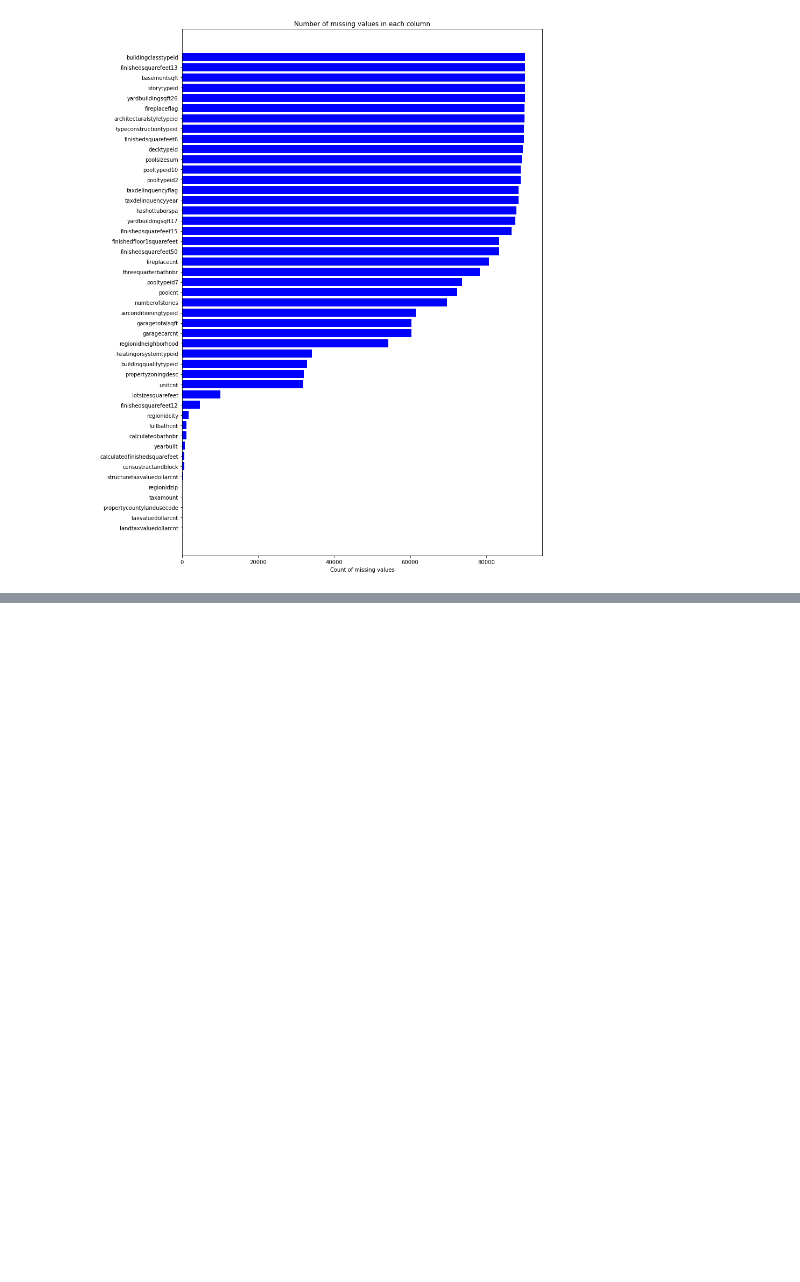
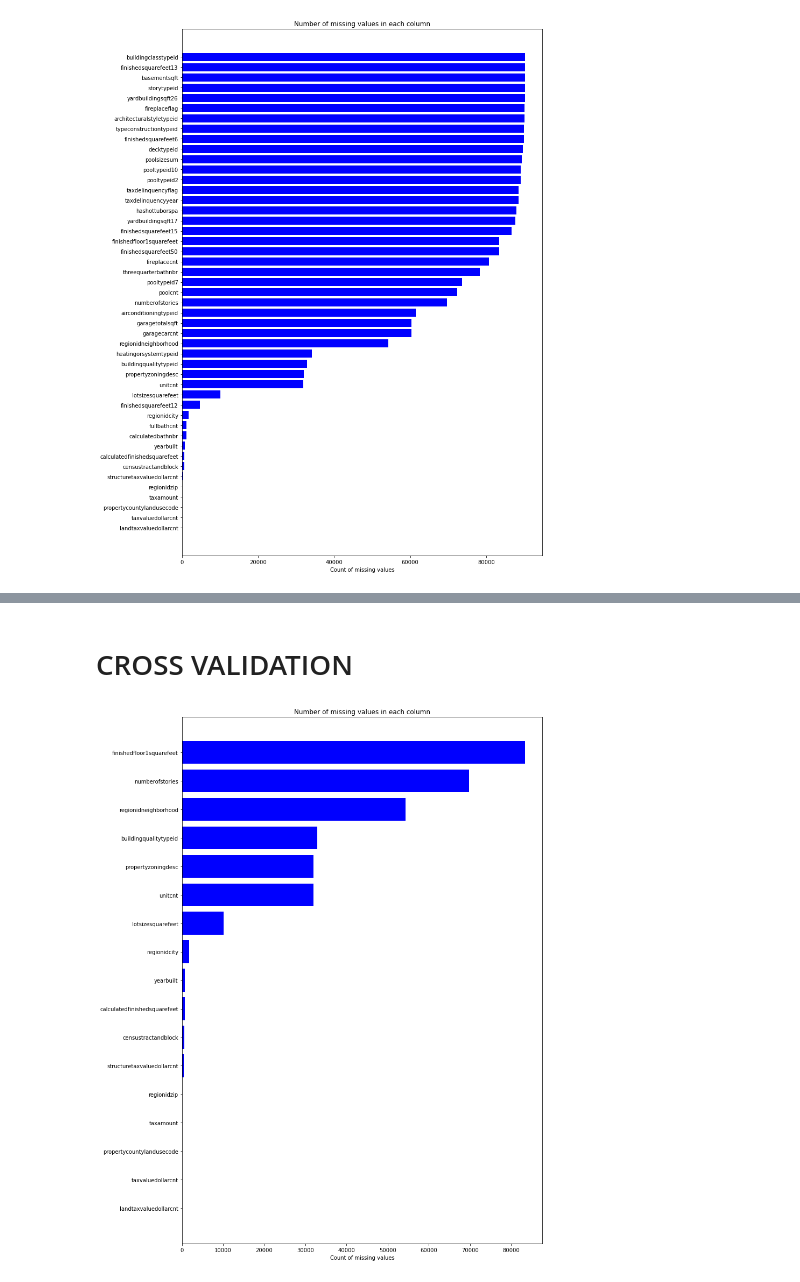
Before and after one commit to quangnd123/CZ4041-Machine-Learning, a Jupyter notebook: code/Data processing.ipynb, the cells around one changed output, grey strips where cells are left out. Saved outputs shown, nothing was run; the diff lists cells and outputs as text; code cells hidden in the pictures; blank space fills up the shorter version.

```diff
--- a/code/Data processing.ipynb
+++ b/code/Data processing.ipynb
@@ -188,0 +186,9 @@ df_train_2016.loc[index,'threequarterbathnbr'] = 0
+# %%
+missingvalues_prop = (df_train_2016.isnull().sum()/len(df_train_2016)).reset_index()
+missingvalues_prop.columns = ['field','proportion']
+missingvalues_prop = missingvalues_prop.sort_values(by = 'proportion', ascending = False)
+print(missingvalues_prop)
+missingvaluescols = missingvalues_prop[missingvalues_prop['proportion'] > 0.97].field.tolist()
+dropcols = dropcols + missingvaluescols
+print(missingvaluescols)
+df_train_2016 = df_train_2016.drop(dropcols, axis=1)
@@ -188,0 +213,20 @@ df_train_2016.loc[index,'threequarterbathnbr'] = 0
+# %% [markdown]
+# CROSS VALIDATION
+# %%
+# see how many missing values for each comlumn
+missing_df = df_train_2016.isnull().sum(axis=0).reset_index()
+missing_df.columns = ['column_name', 'missing_count']
+missing_df = missing_df.loc[missing_df['missing_count']>0]
+missing_df = missing_df.sort_values(by='missing_count')
+
+ind = np.arange(missing_df.shape[0])
+width = 0.9
+fig, ax = plt.subplots(figsize=(12,18))
+rects = ax.barh(ind, missing_df.missing_count.values, color='blue')
+ax.set_yticks(ind)
+ax.set_yticklabels(missing_df.column_name.values, rotation='horizontal')
+ax.set_xlabel("Count of missing values")
+ax.set_title("Number of missing values in each column")
+plt.show()
+# %% [output]
+[figure, added]
```
Also changed, not shown: parts of 7 cells of this notebook, 1 other file.
